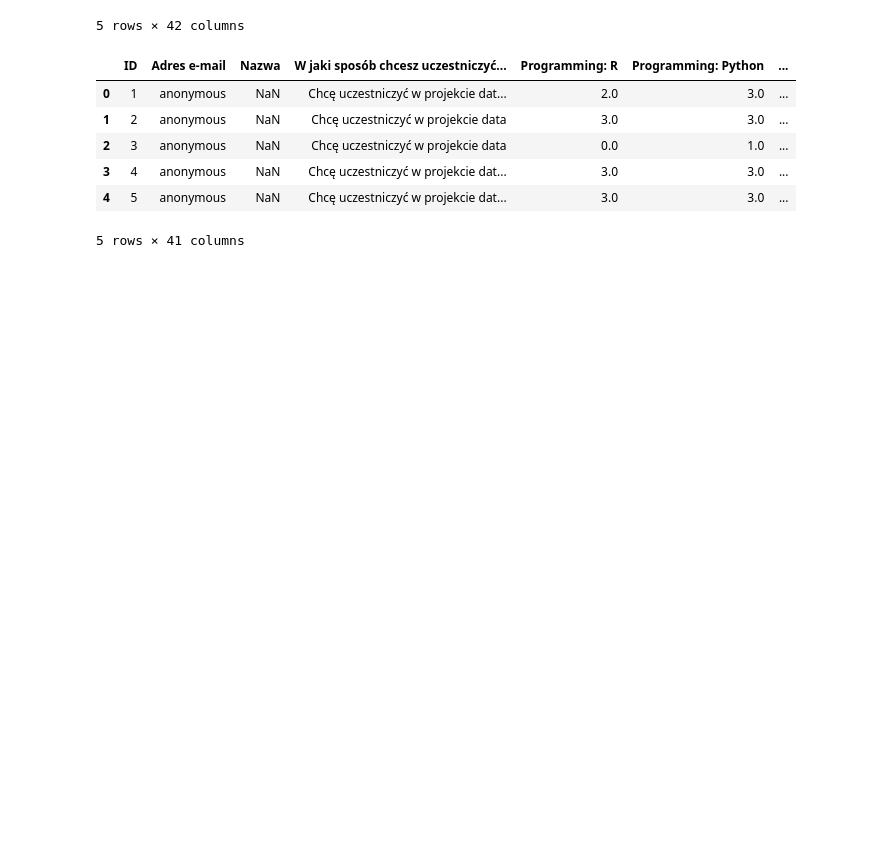
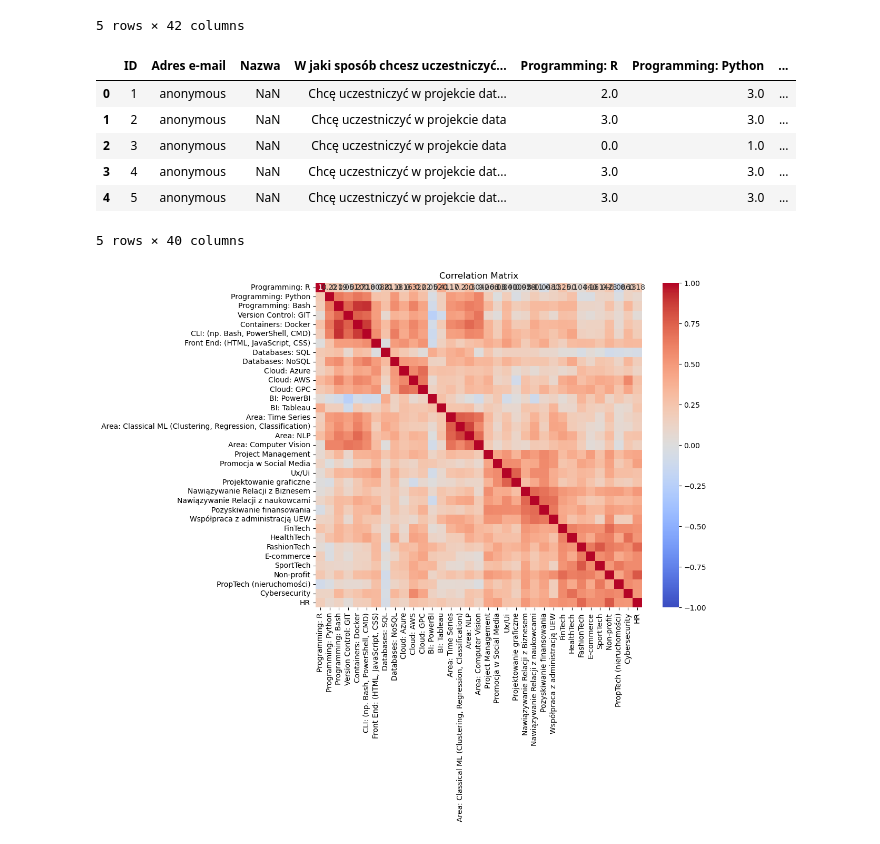
Before and after one commit to Mghd269/DMI-Project, a Jupyter notebook: notebooks/02_eda.ipynb, the cells around one changed output. Cells and saved outputs as stored; diff of their text form; code cells hidden in the pictures; blank space fills up the shorter version.

Commit message:
Correlation matrix

```diff
--- a/notebooks/02_eda.ipynb
+++ b/notebooks/02_eda.ipynb
@@ -15,7 +15,7 @@ df.head()
 | 4 | 5 | anonymous | NaN | Wirtualni doradcy wpływający na p... | Chcę uczestniczyć w projekcie dat... | 3.0 | ... |
 5 rows × 42 columns
 # %%
-columns_to_drop = ['Masz jakiś pomysł na projekt data? Napisz nam o tym. Jeżeli to nie ten moment, pozostaw puste pole.']
+columns_to_drop = ['Masz jakiś pomysł na projekt data? Napisz nam o tym. Jeżeli to nie ten moment, pozostaw puste pole.', 'Jeżeli pominięto branżę, na której się znasz dopisz ją:']
 df.drop(columns=columns_to_drop, inplace=True)
 # %%
 df.head()
@@ -26,4 +26,34 @@ df.head()
 | 2 | 3 | anonymous | NaN | Chcę uczestniczyć w projekcie data | 0.0 | 1.0 | ... |
 | 3 | 4 | anonymous | NaN | Chcę uczestniczyć w projekcie dat... | 3.0 | 3.0 | ... |
 | 4 | 5 | anonymous | NaN | Chcę uczestniczyć w projekcie dat... | 3.0 | 3.0 | ... |
-5 rows × 41 columns
+5 rows × 40 columns
+# %%
+columns_not_for_analysis = ['ID', 'Adres e-mail', 'Nazwa', 'W jaki sposób chcesz uczestniczyć w Community?', 'Jeżeli jest obszar, na którym się znasz i chcesz go wykorzystać, dopisz go:']
+df1 = df.drop(columns=columns_not_for_analysis)
+# %%
+correlation_matrix = df1.corr()
+
+plt.figure(figsize=(10, 8))
+heatmap = sns.heatmap(
+    correlation_matrix,
+    annot=True,
+    cmap='coolwarm',
+    vmin=-1,
+    vmax=1,
+    center=0,
+    annot_kws={"size": 12},
+    linewidths=0.5,
+    linecolor='gray',
+    cbar_kws={"shrink": 0.75}
+)
+
+
+heatmap.set_title('Correlation Matrix', fontsize=18, pad=20)
+heatmap.set_xticklabels(heatmap.get_xticklabels(), rotation=45, horizontalalignment='right', fontsize=12)
+heatmap.set_yticklabels(heatmap.get_yticklabels(), rotation=0, fontsize=12)
+
+
+plt.tight_layout()
+plt.show()
+# %% [output]
+[figure, added]
```
